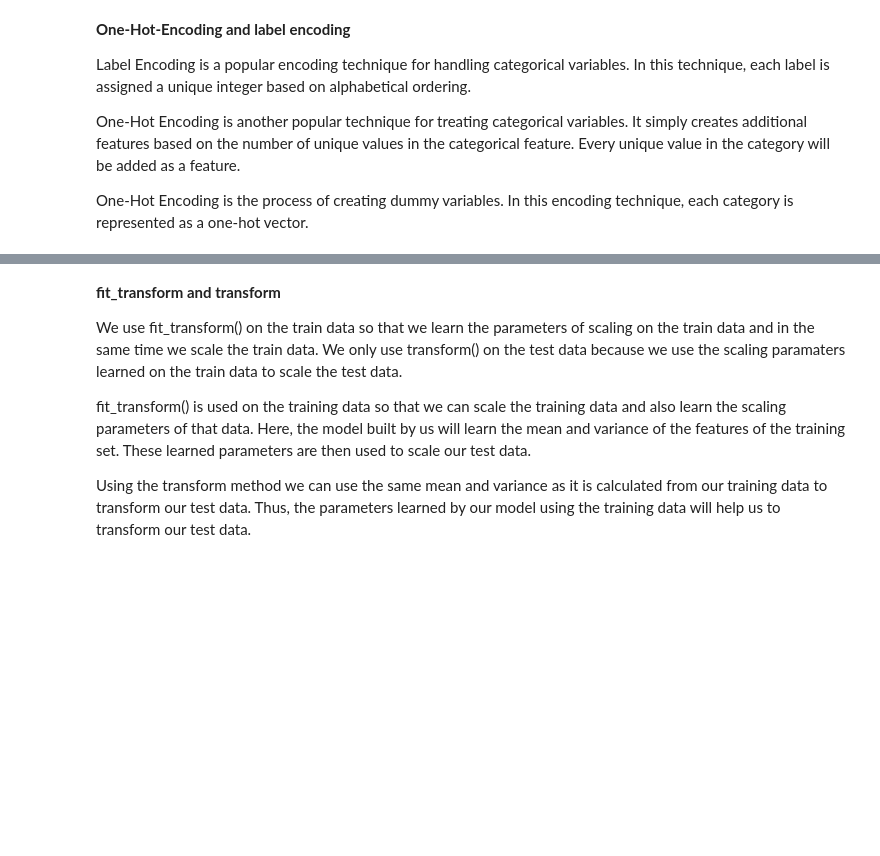
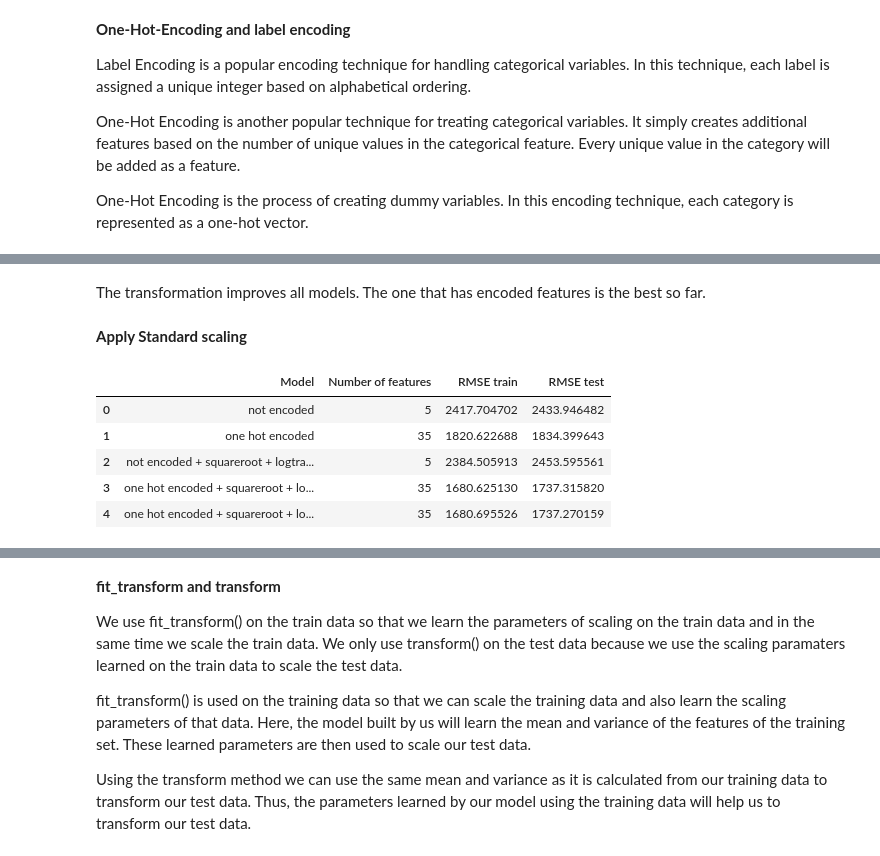
Before and after one commit to kston/ford_regression_regularization, a Jupyter notebook: Ford_Dataset_Linear_Regr_and_Regul.ipynb, the cells around one changed output, grey strips where cells are left out. Cells and saved outputs as stored; diff of their text form; code cells hidden in the pictures; blank space fills up the shorter version.

```diff
--- a/Ford_Dataset_Linear_Regr_and_Regul.ipynb
+++ b/Ford_Dataset_Linear_Regr_and_Regul.ipynb
@@ -771,3 +728,17 @@ Label Encoding is a popular encoding technique for handling categorical variable
 One-Hot Encoding is another popular technique for treating categorical variables. It simply creates additional features based on the number of unique values in the categorical feature. Every unique value in the category will be added as a feature.
 
 One-Hot Encoding is the process of creating dummy variables. In this encoding technique, each category is represented as a one-hot vector.
+# %%
+# Fit LR model in each set and print out RMSE
+error_df = [] # Blank error list to create a data frame later
+
+# Fit non-encoded data
+not_enc = LR_model(df).model_fit(label='not encoded')
+
+# Fit encoded data
+enc = LR_model(df).model_fit(label='one hot encoded', encoding=True)
+
+# Print out error table
+error_df = pd.DataFrame.from_dict([not_enc])
+error_df = error_df.append(enc, ignore_index=True)
+error_df
@@ -773,0 +751,10 @@ One-Hot Encoding is the process of creating dummy variables. In this encoding te
+# %%
+# Fit non-encoded data
+not_enc_bc = LR_model(df).model_fit(label='not encoded + squareroot + logtransform', squareroot=True, logtransform=True)
+
+# Fit encoded data
+enc_bc = LR_model(df).model_fit(label='one hot encoded + squareroot + logtransform', encoding=True, squareroot=True, logtransform=True)
+
+# Print out error table
+error_df = error_df.append([not_enc_bc, enc_bc], ignore_index=True)
+error_df
@@ -773,0 +767,18 @@ One-Hot Encoding is the process of creating dummy variables. In this encoding te
+# %% [markdown]
+The transformation improves all models. The one that has encoded features is the best so far.
+# %% [markdown]
+**Apply Standard scaling**
+# %%
+# Fit encoded data
+enc_bc_s = LR_model(df).model_fit(label='one hot encoded + squareroot + logtransform + scaled', encoding=True, squareroot=True, logtransform=True, scaling=True)
+
+# Print out error table
+error_df = error_df.append(enc_bc_s, ignore_index=True)
+error_df
+# %% [output]
+|  | Model | Number of features | RMSE train | RMSE test |
+| 0 | not encoded | 5 | 2417.704702 | 2433.946482 |
+| 1 | one hot encoded | 35 | 1820.622688 | 1834.399643 |
+| 2 | not encoded + squareroot + logtra... | 5 | 2384.505913 | 2453.595561 |
+| 3 | one hot encoded + squareroot + lo... | 35 | 1680.625130 | 1737.315820 |
+| 4 | one hot encoded + squareroot + lo... | 35 | 1680.695526 | 1737.270159 |
```
Also changed, not shown: parts of 21 cells of this notebook.
